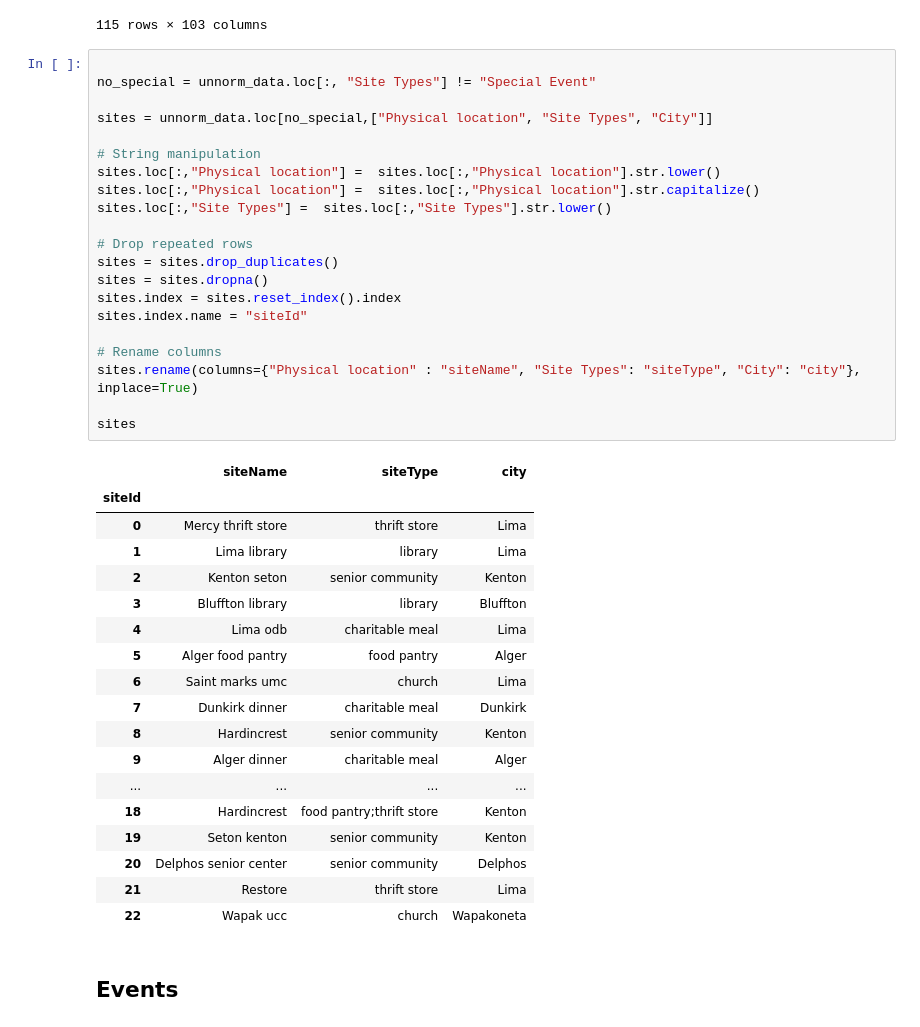
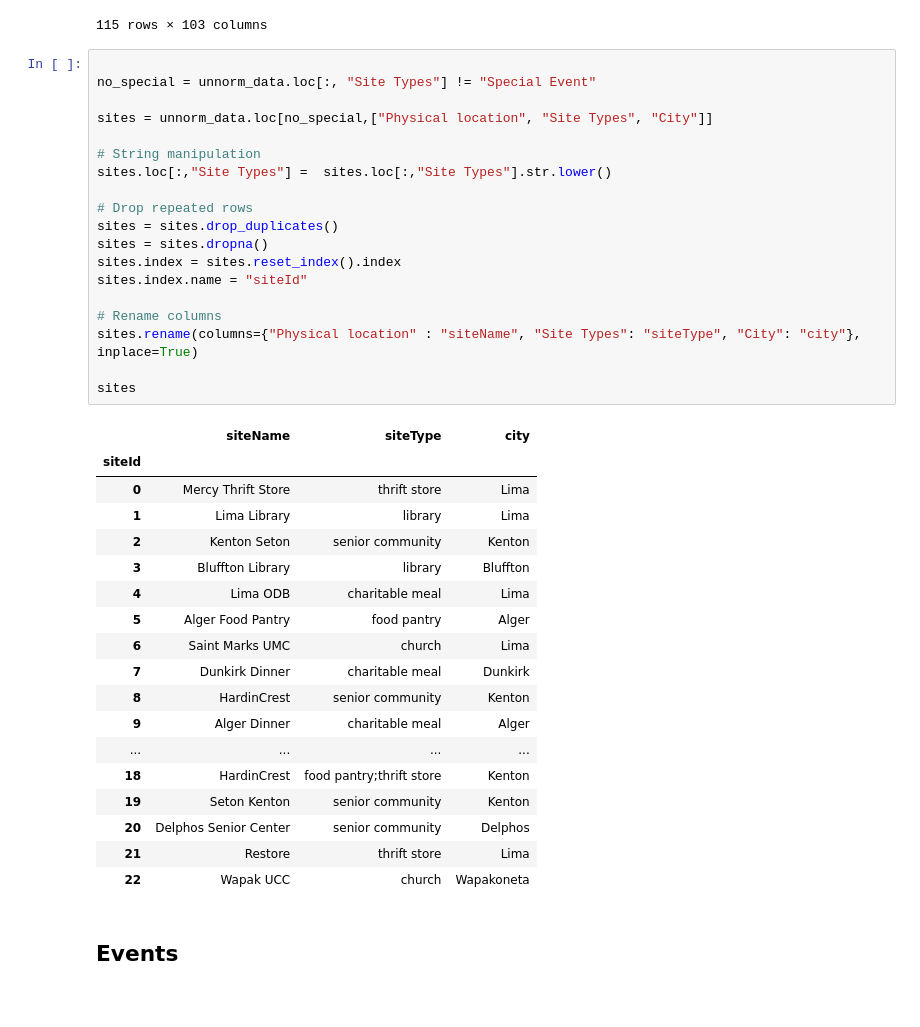
Before and after one commit to Human-Centered-Optimization-Lab/clinicOpt, a Jupyter notebook: tools/normalizeData.ipynb, the cells around one changed output. Saved outputs shown, nothing was run; the diff lists cells and outputs as text.

```diff
--- a/tools/normalizeData.ipynb
+++ b/tools/normalizeData.ipynb
@@ -22,43 +22,41 @@ unnorm_data
 # %%
 
 no_special = unnorm_data.loc[:, "Site Types"] != "Special Event"
 
 sites = unnorm_data.loc[no_special,["Physical location", "Site Types", "City"]]
 
 # String manipulation
-sites.loc[:,"Physical location"] =  sites.loc[:,"Physical location"].str.lower()
-sites.loc[:,"Physical location"] =  sites.loc[:,"Physical location"].str.capitalize()
 sites.loc[:,"Site Types"] =  sites.loc[:,"Site Types"].str.lower()
 
 # Drop repeated rows
 sites = sites.drop_duplicates()
 sites = sites.dropna()
 sites.index = sites.reset_index().index
 sites.index.name = "siteId"
 
 # Rename columns
 sites.rename(columns={"Physical location" : "siteName", "Site Types": "siteType", "City": "city"}, inplace=True)
 
 sites
 # %% [output]
 |  | siteName | siteType | city |
 | siteId |  |  |  |
-| 0 | Mercy thrift store | thrift store | Lima |
-| 1 | Lima library | library | Lima |
-| 2 | Kenton seton | senior community | Kenton |
-| 3 | Bluffton library | library | Bluffton |
-| 4 | Lima odb | charitable meal | Lima |
-| 5 | Alger food pantry | food pantry | Alger |
-| 6 | Saint marks umc | church | Lima |
-| 7 | Dunkirk dinner | charitable meal | Dunkirk |
-| 8 | Hardincrest | senior community | Kenton |
-| 9 | Alger dinner | charitable meal | Alger |
+| 0 | Mercy Thrift Store | thrift store | Lima |
+| 1 | Lima Library | library | Lima |
+| 2 | Kenton Seton | senior community | Kenton |
+| 3 | Bluffton Library | library | Bluffton |
+| 4 | Lima ODB | charitable meal | Lima |
+| 5 | Alger Food Pantry | food pantry | Alger |
+| 6 | Saint Marks UMC | church | Lima |
+| 7 | Dunkirk Dinner | charitable meal | Dunkirk |
+| 8 | HardinCrest | senior community | Kenton |
+| 9 | Alger Dinner | charitable meal | Alger |
 | ... | ... | ... | ... |
-| 18 | Hardincrest | food pantry;thrift store | Kenton |
-| 19 | Seton kenton | senior community | Kenton |
-| 20 | Delphos senior center | senior community | Delphos |
+| 18 | HardinCrest | food pantry;thrift store | Kenton |
+| 19 | Seton Kenton | senior community | Kenton |
+| 20 | Delphos Senior Center | senior community | Delphos |
 | 21 | Restore | thrift store | Lima |
-| 22 | Wapak ucc | church | Wapakoneta |
+| 22 | Wapak UCC | church | Wapakoneta |
 # %% [markdown]
 ## Events
 # %%
```
Also changed, not shown: parts of 1 cell of this notebook, 2 other files.
